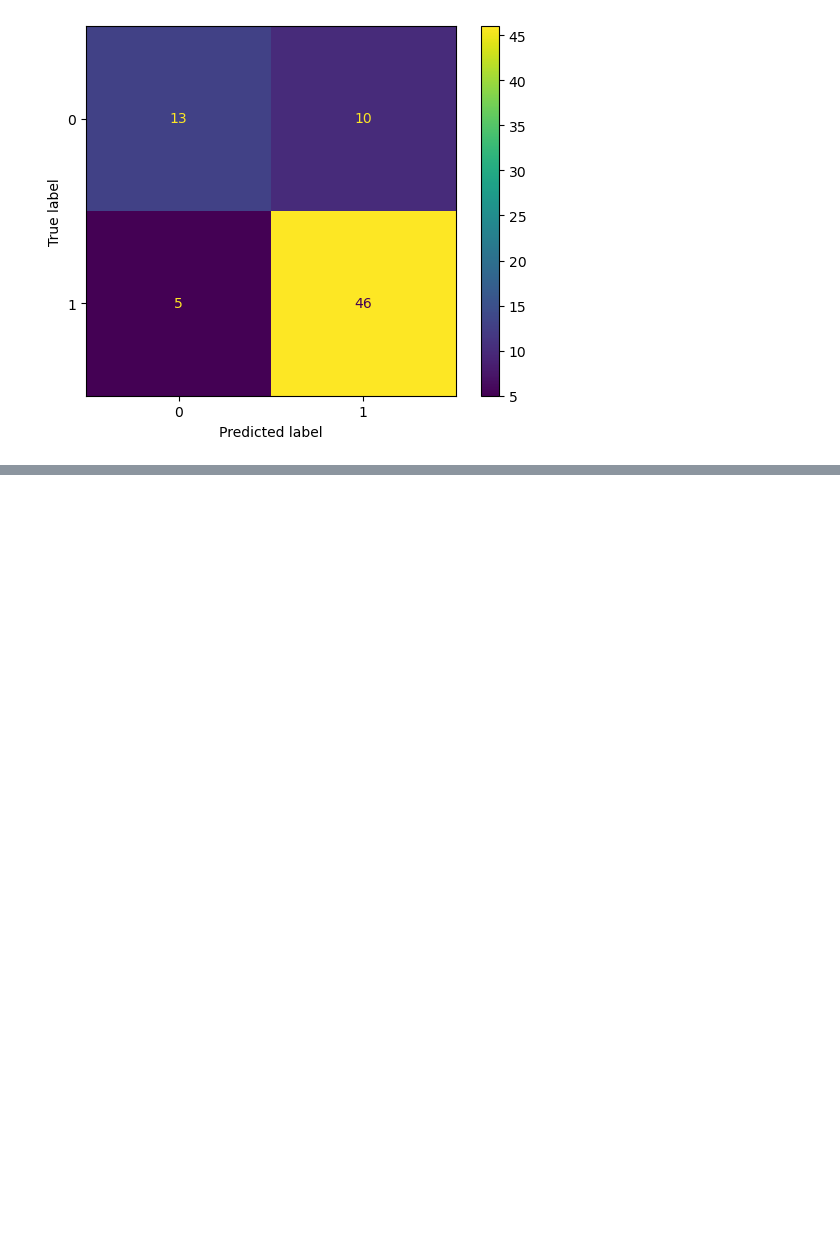
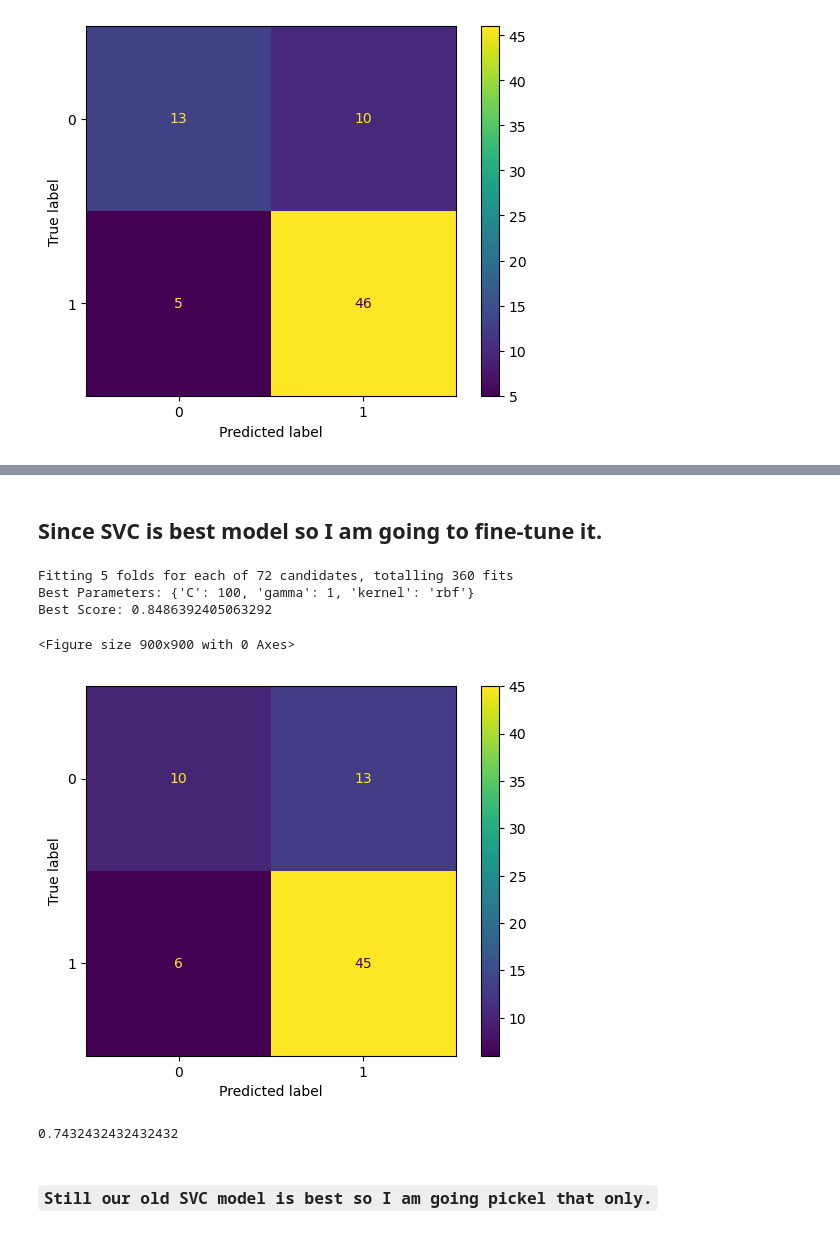
Before and after one commit to Devanshpratapsingh28/Rain_Prediction-Project, a Jupyter notebook: rainfall_ml.ipynb, the cells around one changed output, grey strips where cells are left out. Cells and saved outputs as stored; diff of their text form; code cells hidden in the pictures; blank space fills up the shorter version.

```diff
--- a/rainfall_ml.ipynb
+++ b/rainfall_ml.ipynb
@@ -474,0 +491,40 @@ table
+# %% [markdown]
+## Since SVC is best model so I am going to fine-tune it.
+# %%
+svc1 = SVC()
+
+param_grid = {
+    'C': [0.1, 1, 10, 100],
+    'gamma': ['scale', 'auto', 0.001, 0.01, 0.1,1],
+    'kernel': ['linear', 'rbf', 'poly']
+}
+
+grid_search = GridSearchCV(estimator=svc, param_grid=param_grid, cv=5, verbose=1, n_jobs=-1)
+
+grid_search.fit(x_train_s, y_train_s)
+
+print("Best Parameters:", grid_search.best_params_)
+print("Best Score:", grid_search.best_score_)
+
+svc_best=grid_search.best_estimator_
+y_pred_svc_best=svc_best.predict(x_test_s)
+# %% [output]
+Fitting 5 folds for each of 72 candidates, totalling 360 fits
+Best Parameters: {'C': 100, 'gamma': 1, 'kernel': 'rbf'}
+Best Score: 0.8486392405063292
+# %%
+accuracy8=accuracy_score(y_test,y_pred_svc_best)
+precision8=precision_score(y_test,y_pred_svc_best)
+recall8=recall_score(y_test,y_pred_svc_best)
+plt.figure(figsize=(9,9))
+ConfusionMatrixDisplay.from_predictions(y_test,y_pred_svc_best,cmap='viridis')
+plt.show()
+# %% [output]
+<Figure size 900x900 with 0 Axes>
+[figure, added]
+# %%
+accuracy8
+# %% [output]
+0.7432432432432432
+# %% [markdown]
+### `Still our old SVC model is best so I am going pickel that only.`
```
Also changed, not shown: parts of 24 cells of this notebook, 2 other files.
